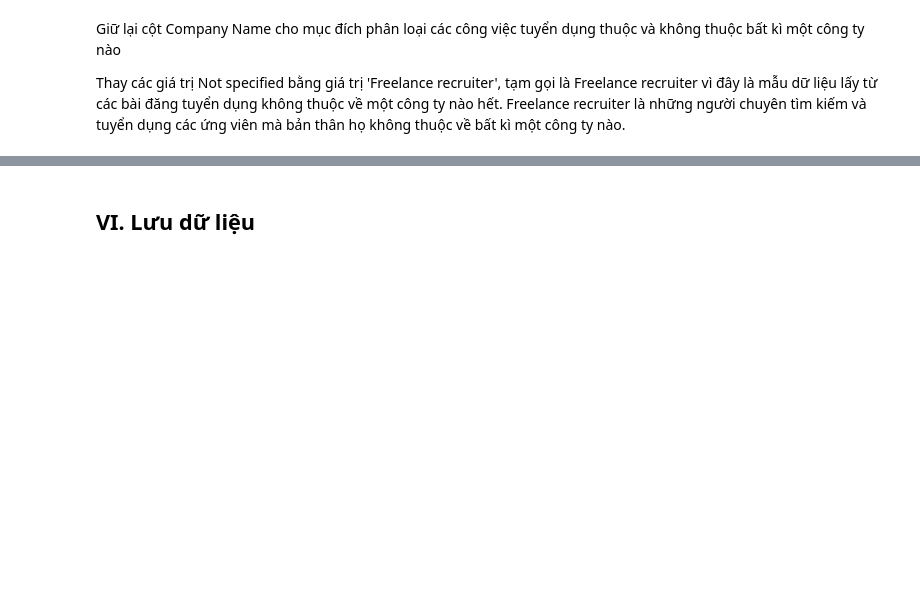
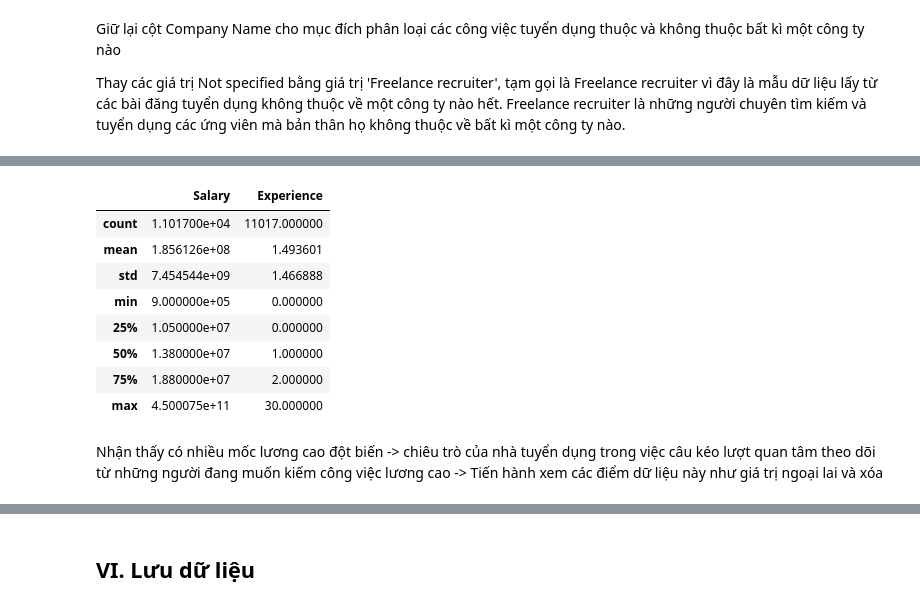
Before and after one commit to Dzivilord/carrerModeling, a Jupyter notebook: ExploringData/ExploringData.ipynb, the cells around one changed output, grey strips where cells are left out. Cells and saved outputs as stored; diff of their text form; code cells hidden in the pictures; blank space fills up the shorter version.

```diff
--- a/ExploringData/ExploringData.ipynb
+++ b/ExploringData/ExploringData.ipynb
@@ -690,0 +839,14 @@ data.shape
+# %%
+# Copy sang một dataframe mới để xem phân bố giá trị
+data_copy = data.copy()
+
+# Chỉ lấy các dòng dữ liệu có Salary khác 'Cạnh tranh'
+data_copy = data_copy[data_copy['Salary'] != 'Cạnh tranh']
+
+# Làm sạch dữ liệu Salary trước khi chuyển đổi
+data_copy['Salary'] = data_copy['Salary'].astype(str)
+data_copy['Salary'] = data_copy['Salary'].str.replace(r'[^\d.]', '', regex=True)
+
+# Chuyển cột Salary về dạng int
+data_copy['Salary'] = pd.to_numeric(data_copy['Salary'], errors='coerce')
+data_copy.info()
@@ -690,0 +871,19 @@ data.shape
+# %%
+cols = ['Salary', 'Experience']
+numeric_df = pd.DataFrame()
+
+for col in cols:
+    numeric_df[col] = data_copy[col].describe()
+numeric_df
+# %% [output]
+|  | Salary | Experience |
+| count | 1.101700e+04 | 11017.000000 |
+| mean | 1.856126e+08 | 1.493601 |
+| std | 7.454544e+09 | 1.466888 |
+| min | 9.000000e+05 | 0.000000 |
+| 25% | 1.050000e+07 | 0.000000 |
+| 50% | 1.380000e+07 | 1.000000 |
+| 75% | 1.880000e+07 | 2.000000 |
+| max | 4.500075e+11 | 30.000000 |
+# %% [markdown]
+Nhận thấy có nhiều mốc lương cao đột biến -> chiêu trò của nhà tuyển dụng trong việc câu kéo lượt quan tâm theo dõi từ những người đang muốn kiếm công việc lương cao -> Tiến hành xem các điểm dữ liệu này như giá trị ngoại lai và xóa
```
Also changed, not shown: parts of 54 cells of this notebook, 1 other file.
